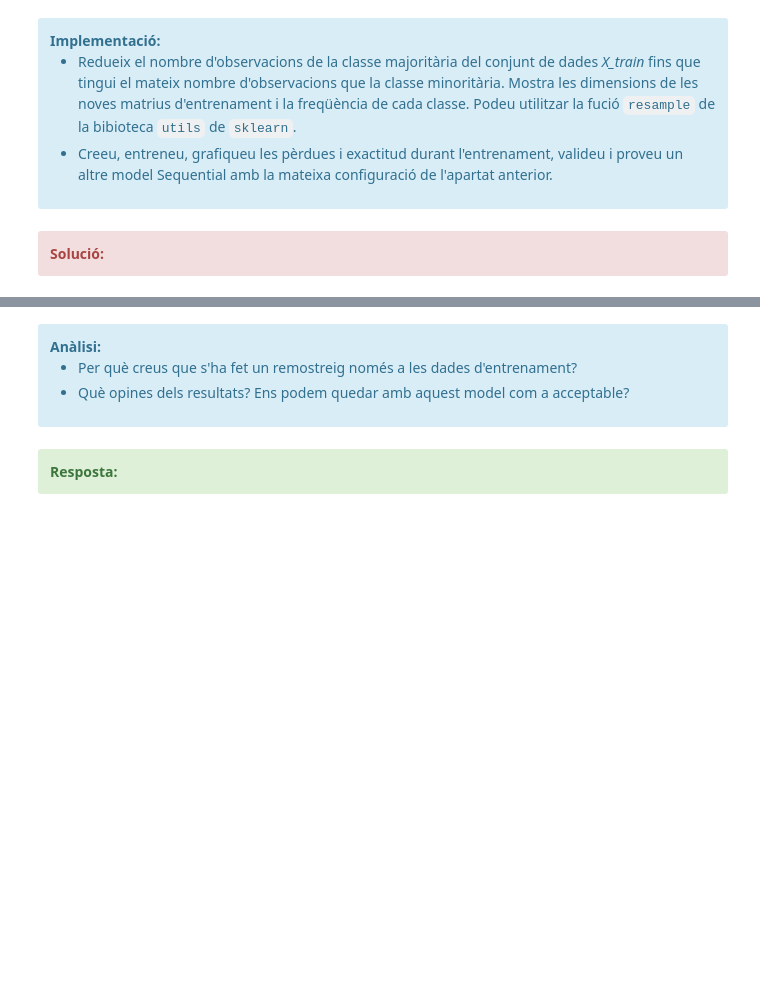
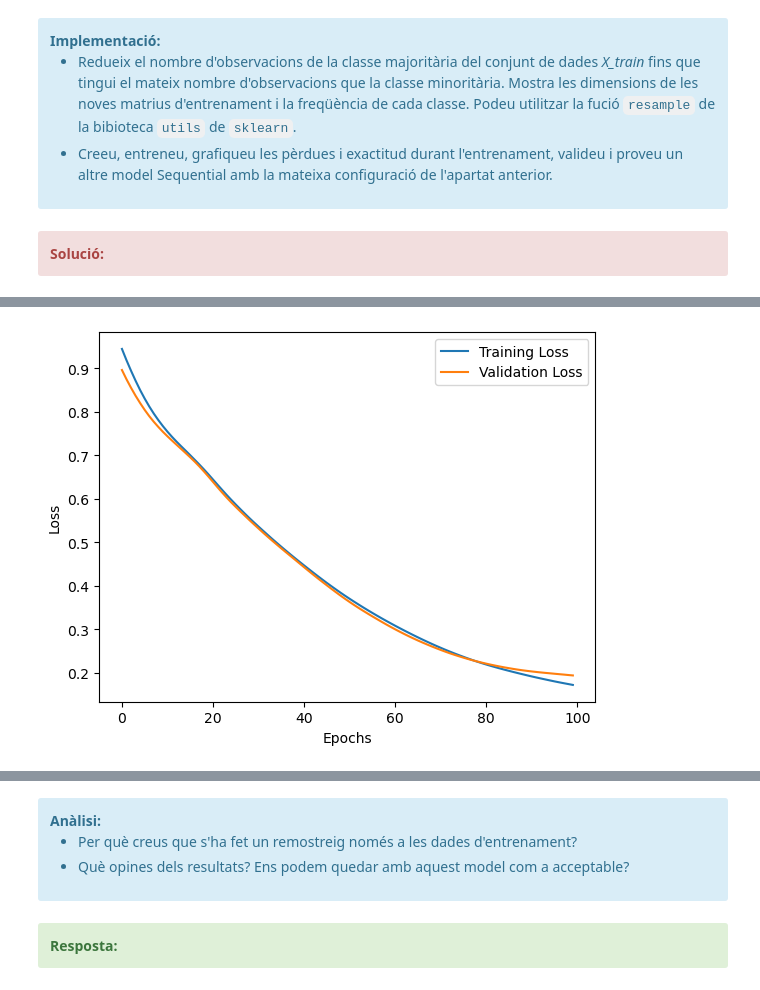
Before and after one commit to xaviermaltas/advancedDataMiningModels, a Jupyter notebook: PAC3/20222_M2.955_PAC3_Enunciat.ipynb, the cells around one changed output, grey strips where cells are left out. Saved outputs shown, nothing was run; the diff lists cells and outputs as text; code cells hidden in the pictures; blank space fills up the shorter version.

```diff
--- a/PAC3/20222_M2.955_PAC3_Enunciat.ipynb
+++ b/PAC3/20222_M2.955_PAC3_Enunciat.ipynb
@@ -1539,40 +1574,102 @@ El submostreig fa referència a la tècnica de reduir el nombre de mostres de la
 # %%
 #Imports
 from sklearn.utils import resample
+import pandas as pd
 import matplotlib.pyplot as plt
 import tensorflow as tf
+from tensorflow import keras
 from keras.models import Sequential
 from keras.layers import Dense
+from keras.callbacks import History
 from sklearn.metrics import accuracy_score
+from sklearn.model_selection import train_test_split
+import pandas as pd
+from keras.utils import to_categorical
 
-# Concatenate X_train and y_train
-train_data = np.concatenate((X_train, y_train), axis=1)
 
-# Separate majority and minority classes
-majority_class = train_data[train_data[:, -1] == 0]
-minority_class = train_data[train_data[:, -1] == 1]
+# Separate descriptors (X) from the target variable (y)
+X = data.drop('Class', axis=1)
+y = data['Class']
 
-# Downsample the majority class to match the number of observations in the minority class
-majority_downsampled = resample(majority_class,
+# Split the dataset into train and test sets
+X_train, X_test, y_train, y_test = train_test_split(X, y, test_size=0.2, stratify=y, random_state=24)
+
+
+# Combine X_train_scaled and y_train into a single DataFrame
+train_data = pd.concat([pd.DataFrame(X_train), pd.DataFrame(y_train, columns=['Class'])], axis=1)
+
+# print(type(train_data))
+# Separate the majority and minority classes
+majority_class = train_data[train_data['Class'] == 0]
+minority_class = train_data[train_data['Class'] == 1]
+
+# Downsample the majority class
+downsampled_majority = resample(majority_class,
                                 replace=False,
                                 n_samples=len(minority_class),
                                 random_state=42)
 
+# print(type(downsampled_majority))
+
 # Combine the downsampled majority class with the minority class
-balanced_train_data = np.concatenate((majority_downsampled, minority_class), axis=0)
+downsampled_data = pd.concat([downsampled_majority, minority_class])
 
-# Separate the features (X) and labels (y) from the balanced training data
-X_train_balanced = balanced_train_data[:, :-1]
-y_train_balanced = balanced_train_data[:, -1]
+# Shuffle the downsampled data
+downsampled_data = downsampled_data.sample(frac=1, random_state=42)
 
-# Display dimensions of the new training matrices
-print("Dimensions of the balanced training data:")
-print("X_train_balanced:", X_train_balanced.shape)
-print("y_train_balanced:", y_train_balanced.shape)
+# Separate the descriptors (X) and target variable (y) from the downsampled data
+X_train_downsampled = downsampled_data.drop('Class', axis=1)
+y_train_downsampled = downsampled_data['Class']
+
+# Display the dimensions of the new training matrices
+print("Dimensions of the downsampled training data:")
+print("X_train_downsampled shape:", X_train_downsampled.shape)
+print("y_train_downsampled shape:", y_train_downsampled.shape)
+
 
 # Display frequency of each class
-unique, counts = np.unique(y_train_balanced, return_counts=True)
+unique, counts = np.unique(y_train_downsampled, return_counts=True)
 class_frequencies = dict(zip(unique, counts))
 print("Class frequencies in the balanced training data:")
 print(class_frequencies)
+
+# Create a new Sequential model
+model = Sequential(name="balanced_MLP")
+
+# Add the desired layers to the model
+model.add(Dense(20, activation='relu', input_shape=(X_train_downsampled.shape[1],)))
+model.add(Dense(20, activation='relu'))
+model.add(Dense(20, activation='relu'))
+model.add(Dense(20, activation='relu'))
+model.add(Dense(2, activation='sigmoid'))
+
+# Display the network summary
+model.summary()
+
+# Compile the model
+model.compile(optimizer='adam', loss='binary_crossentropy', metrics=['accuracy'])
+# print(type(y_train_downsampled))
+y_train_downsampled = to_categorical(y_train_downsampled)
+# print(type(y_train_downsampled))
+
+# Train the model
+history = model.fit(X_train_downsampled, y_train_downsampled, epochs=100, batch_size=2048, validation_split=0.2, verbose=0)
+
+# Plot the training and validation losses
+import matplotlib.pyplot as plt
+
+plt.plot(history.history['loss'], label='Training Loss')
+plt.plot(history.history['val_loss'], label='Validation Loss')
+plt.xlabel('Epochs')
+plt.ylabel('Loss')
+plt.legend()
+plt.show()
+
+# Plot the training and validation accuracy
+plt.plot(history.history['accuracy'], label='Training Accuracy')
+plt.plot(history.history['val_accuracy'], label='Validation Accuracy')
+plt.xlabel('Epochs')
+plt.ylabel('Accuracy')
+plt.legend()
+plt.show()
 # %% [output]
@@ -1583,0 +1693 @@ Class frequencies in the balanced training data:
+[figure, added]
```
Also changed, not shown: parts of 9 cells of this notebook.
